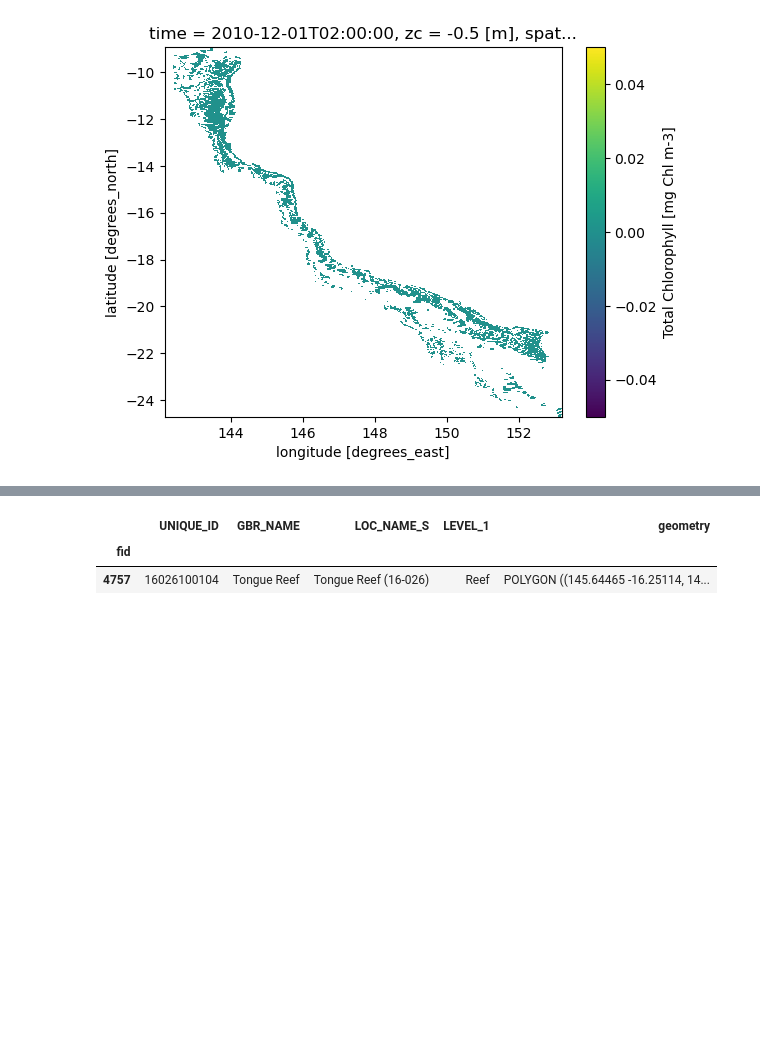
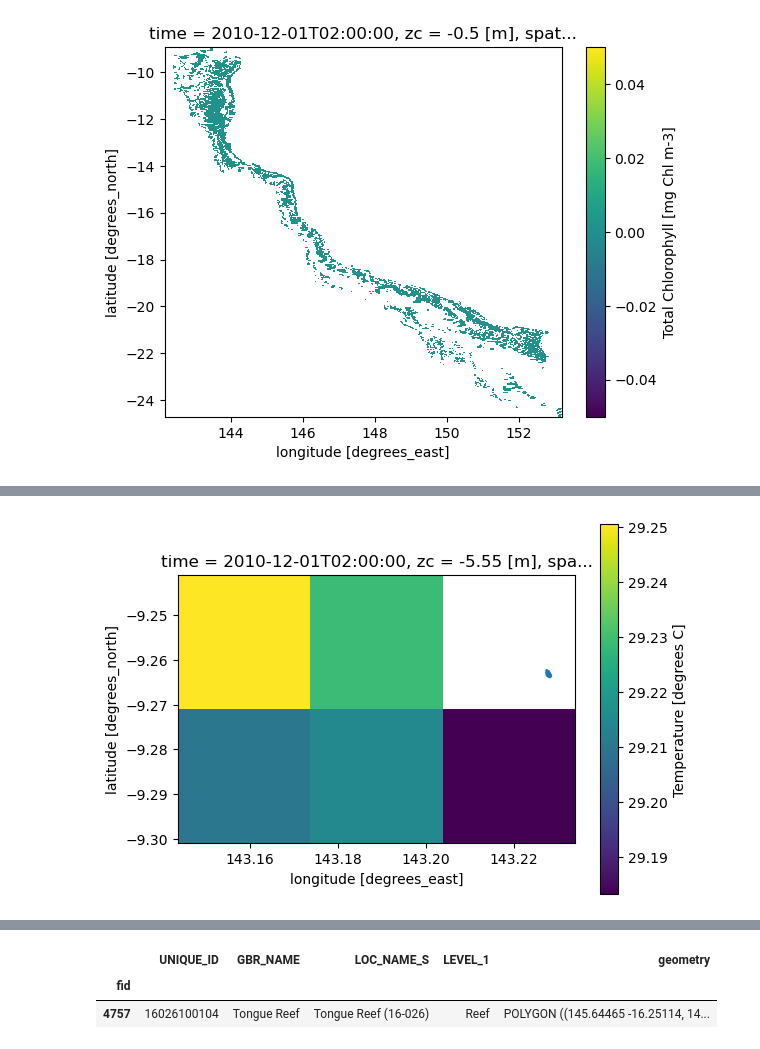
Before and after one commit to oceanhackweek/ohw24_extract_cube_data_overlap_poly_au, a Jupyter notebook: gbreef_fast.ipynb, the cells around one changed output, grey strips where cells are left out. Saved outputs shown, nothing was run; the diff lists cells and outputs as text; code cells hidden in the pictures; blank space fills up the shorter version.

```diff
--- a/gbreef_fast.ipynb
+++ b/gbreef_fast.ipynb
@@ -137,0 +165,7 @@ data_clipped.Chl_a_sum.isel(time=0,k=3).plot()
+# %%
+fig = plt.figure()
+ax = fig.add_subplot(111)
+test_mask.temp.isel(k = 0, time = 0).sel(latitude = slice(-9.3, -9.),
+                                         longitude = slice(143.1, 143.3)).plot(ax = ax)
+sample.plot(ax = ax)
+# %% [output]
@@ -137,0 +173 @@ data_clipped.Chl_a_sum.isel(time=0,k=3).plot()
+[figure, added]
```
Also changed, not shown: parts of 24 cells of this notebook.
